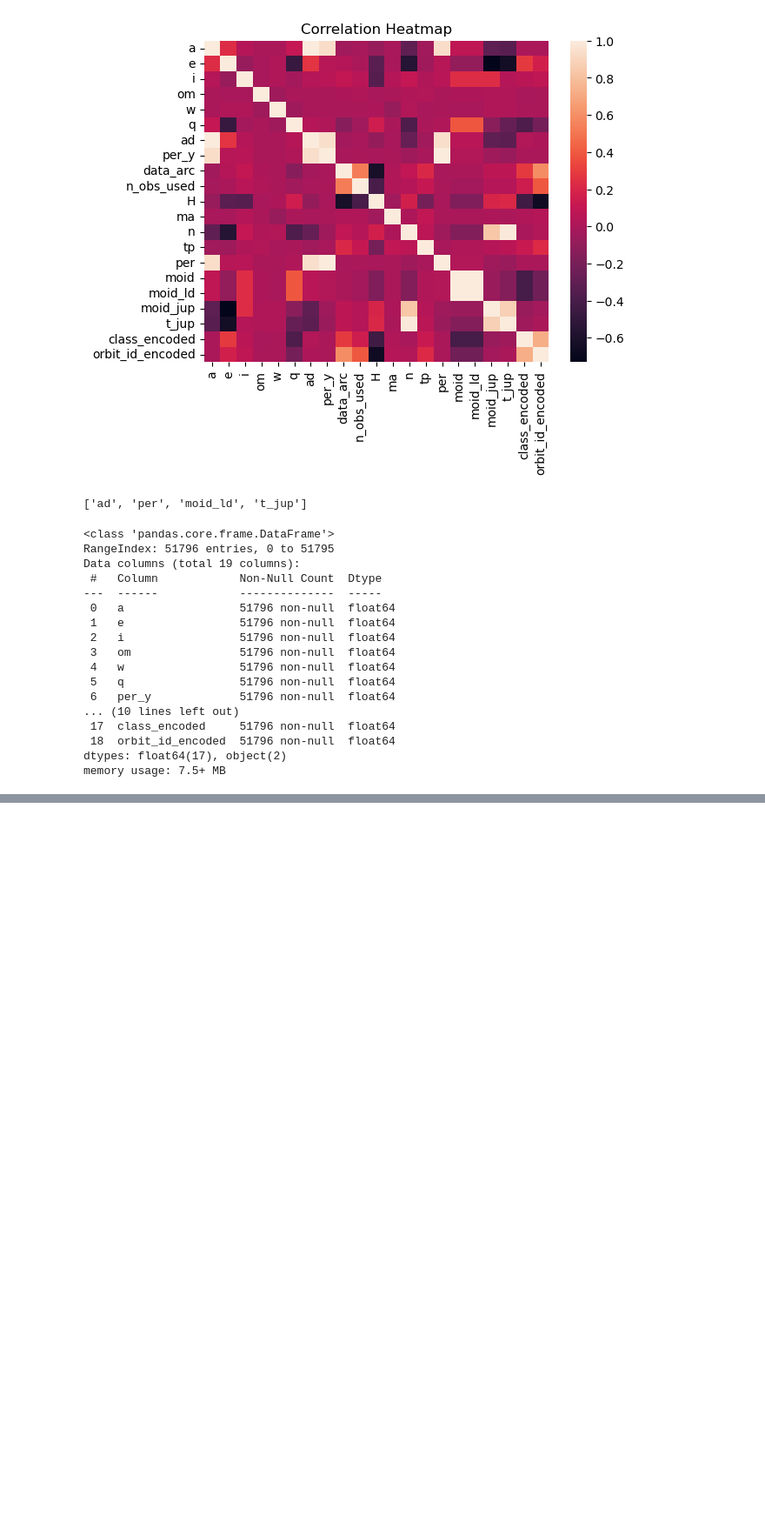
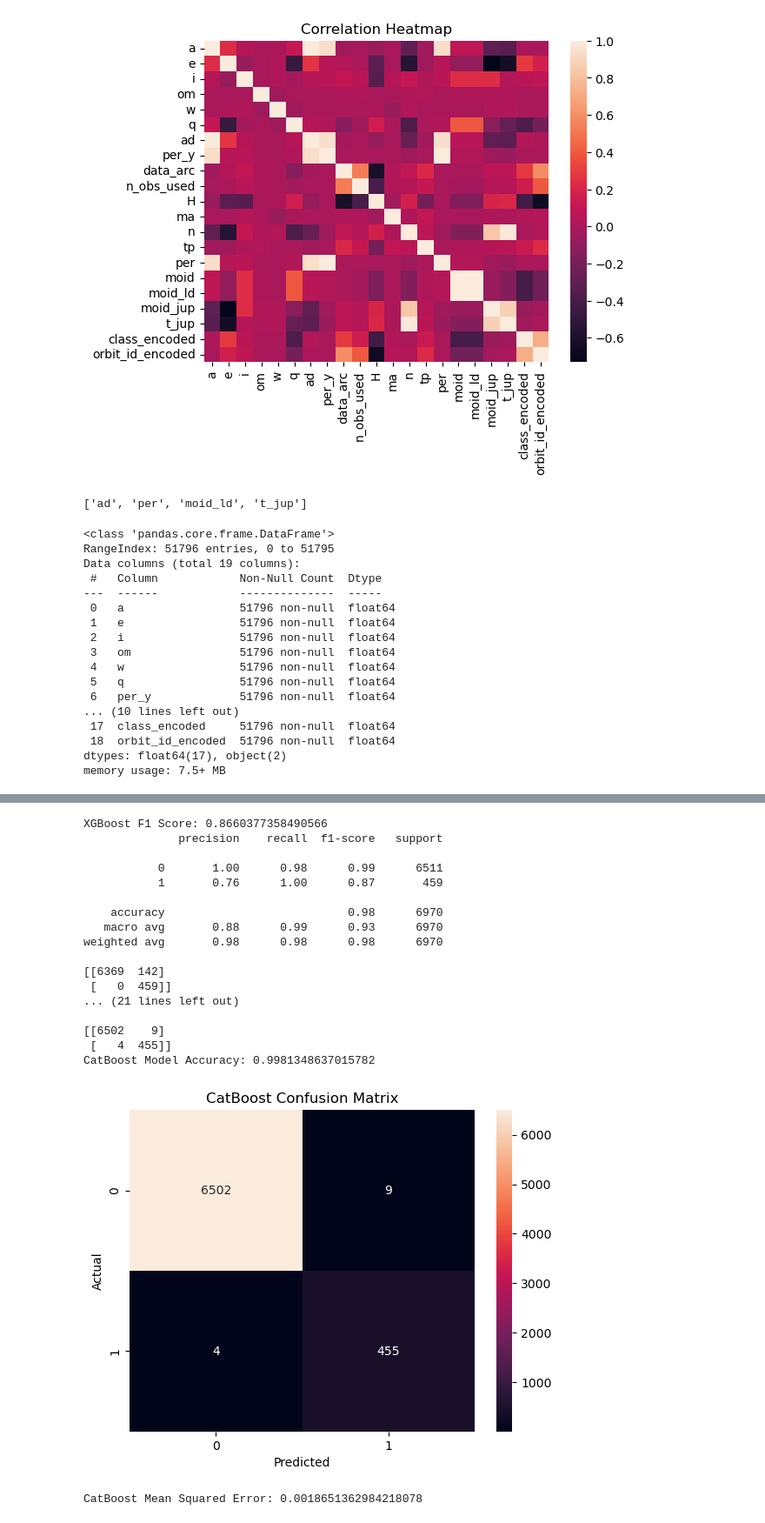
Before and after one commit to erin-valdes/EN625.742_group_project, a Jupyter notebook: src/GBM.ipynb, the cells around one changed output, grey strips where cells are left out. Shown: that part at 87% size. Saved outputs shown, nothing was run; the diff lists cells and outputs as text; code cells hidden in the pictures; blank space fills up the shorter version.

```diff
--- a/src/GBM.ipynb
+++ b/src/GBM.ipynb
@@ -388,0 +476,63 @@ CatBoost Model Accuracy: 0.9981348637015782
+# %%
+#get the F1 score, precision, recall, f1 score, and mse for each model
+
+# XGBoost
+y_pred = xgbm_best.predict(X_test_num)
+f1 = f1_score(y_test, y_pred)
+print(f'XGBoost F1 Score: {f1}')
+print(classification_report(y_test, y_pred))
+print(confusion_matrix(y_test, y_pred))
+
+# LightGBM
+y_pred = lgbm_best.predict(X_test_num)
+f1 = f1_score(y_test, y_pred)
+print(f'LightGBM F1 Score: {f1}')
+print(classification_report(y_test, y_pred))
+print(confusion_matrix(y_test, y_pred))
+
+# CatBoost
+y_pred = catb_best.predict(X_test_cat)
+f1 = f1_score(y_test, y_pred)
+print(f'CatBoost F1 Score: {f1}')
+print(classification_report(y_test, y_pred))
+print(confusion_matrix(y_test, y_pred))
+
+#print actual accuracy for catboost
+
+accuracy = accuracy_score(y_test, y_pred)
+print(f'CatBoost Model Accuracy: {accuracy}')
+
+#plot confusion matrix for catboost
+
+cm = confusion_matrix(y_test, y_pred)
+sns.heatmap(cm, annot=True, fmt='g')
+plt.xlabel('Predicted')
+plt.ylabel('Actual')
+plt.title('CatBoost Confusion Matrix')
+plt.show()
+
+#print mse for catboost
+
+mse = np.mean((y_test - y_pred)**2)
+
+print(f'CatBoost Mean Squared Error: {mse}')
+# %% [output]
+XGBoost F1 Score: 0.8660377358490566
+              precision    recall  f1-score   support
+
+           0       1.00      0.98      0.99      6511
+           1       0.76      1.00      0.87       459
+
+    accuracy                           0.98      6970
+   macro avg       0.88      0.99      0.93      6970
+weighted avg       0.98      0.98      0.98      6970
+
+[[6369  142]
+ [   0  459]]
+... (21 lines left out)
+
+[[6502    9]
+ [   4  455]]
+CatBoost Model Accuracy: 0.9981348637015782
+[figure, added]
+CatBoost Mean Squared Error: 0.0018651362984218078
```
Also changed, not shown: parts of 7 cells of this notebook, 2 other files.
